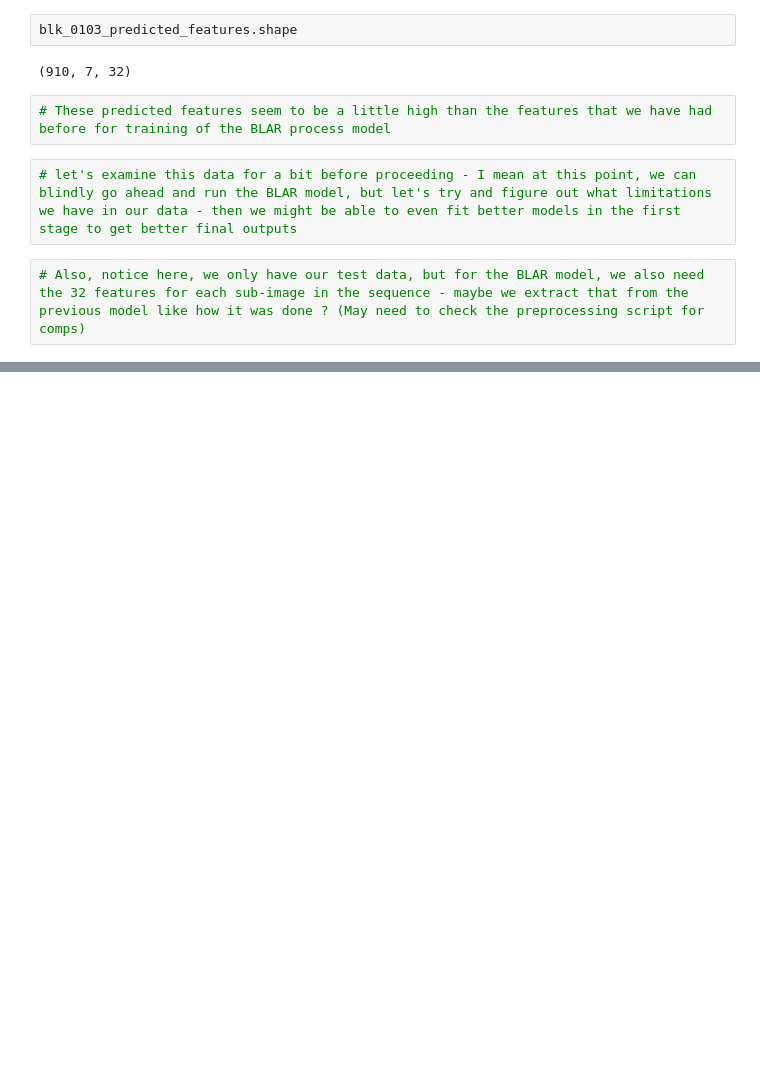
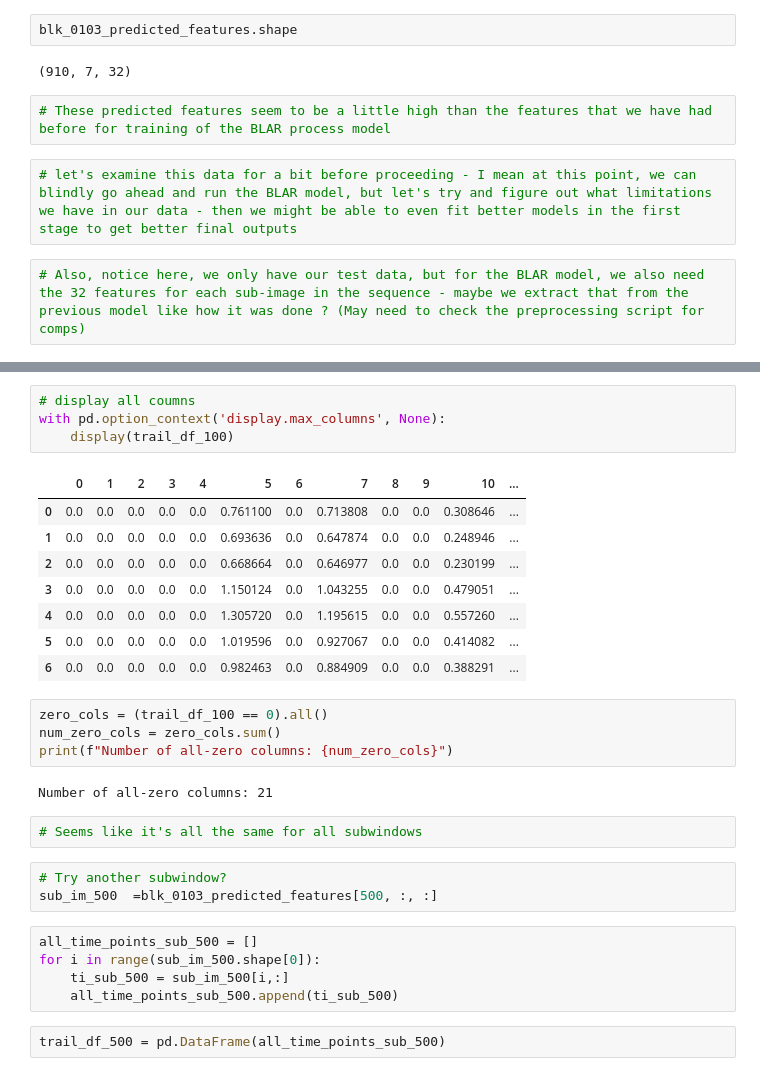
Before and after one commit to Gayara-Fernando/CNN_seq2seq_model, a Jupyter notebook: Ranodom_work.ipynb, the cells around one changed output, grey strips where cells are left out. Drawn from its saved outputs; the diff is of its cells as text; blank space fills up the shorter version.

```diff
--- a/Ranodom_work.ipynb
+++ b/Ranodom_work.ipynb
@@ -71,0 +169,31 @@ blk_0103_predicted_features.shape
+# %%
+# display all coumns
+with pd.option_context('display.max_columns', None):
+    display(trail_df_100)
+# %% [output]
+|  | 0 | 1 | 2 | 3 | 4 | 5 | 6 | 7 | 8 | 9 | 10 | ... |
+| 0 | 0.0 | 0.0 | 0.0 | 0.0 | 0.0 | 0.761100 | 0.0 | 0.713808 | 0.0 | 0.0 | 0.308646 | ... |
+| 1 | 0.0 | 0.0 | 0.0 | 0.0 | 0.0 | 0.693636 | 0.0 | 0.647874 | 0.0 | 0.0 | 0.248946 | ... |
+| 2 | 0.0 | 0.0 | 0.0 | 0.0 | 0.0 | 0.668664 | 0.0 | 0.646977 | 0.0 | 0.0 | 0.230199 | ... |
+| 3 | 0.0 | 0.0 | 0.0 | 0.0 | 0.0 | 1.150124 | 0.0 | 1.043255 | 0.0 | 0.0 | 0.479051 | ... |
+| 4 | 0.0 | 0.0 | 0.0 | 0.0 | 0.0 | 1.305720 | 0.0 | 1.195615 | 0.0 | 0.0 | 0.557260 | ... |
+| 5 | 0.0 | 0.0 | 0.0 | 0.0 | 0.0 | 1.019596 | 0.0 | 0.927067 | 0.0 | 0.0 | 0.414082 | ... |
+| 6 | 0.0 | 0.0 | 0.0 | 0.0 | 0.0 | 0.982463 | 0.0 | 0.884909 | 0.0 | 0.0 | 0.388291 | ... |
+# %%
+zero_cols = (trail_df_100 == 0).all()
+num_zero_cols = zero_cols.sum()
+print(f"Number of all-zero columns: {num_zero_cols}")
+# %% [output]
+Number of all-zero columns: 21
+# %%
+# Seems like it's all the same for all subwindows
+# %%
+# Try another subwindow?
+sub_im_500  =blk_0103_predicted_features[500, :, :]
+# %%
+all_time_points_sub_500 = []
+for i in range(sub_im_500.shape[0]):
+    ti_sub_500 = sub_im_500[i,:]
+    all_time_points_sub_500.append(ti_sub_500)
+# %%
+trail_df_500 = pd.DataFrame(all_time_points_sub_500)
```
Also changed, not shown: parts of 24 cells of this notebook.
